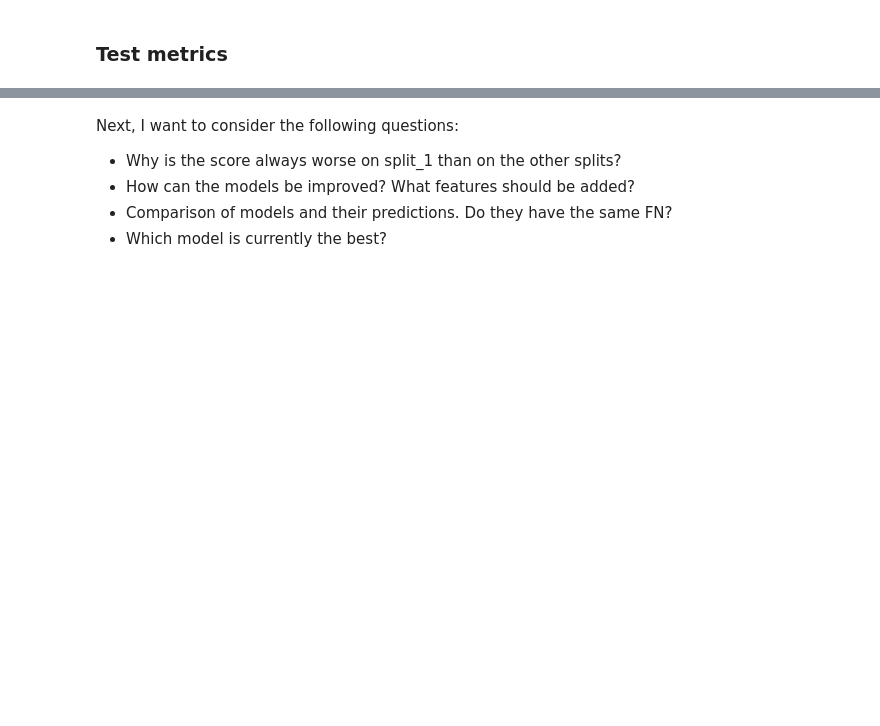
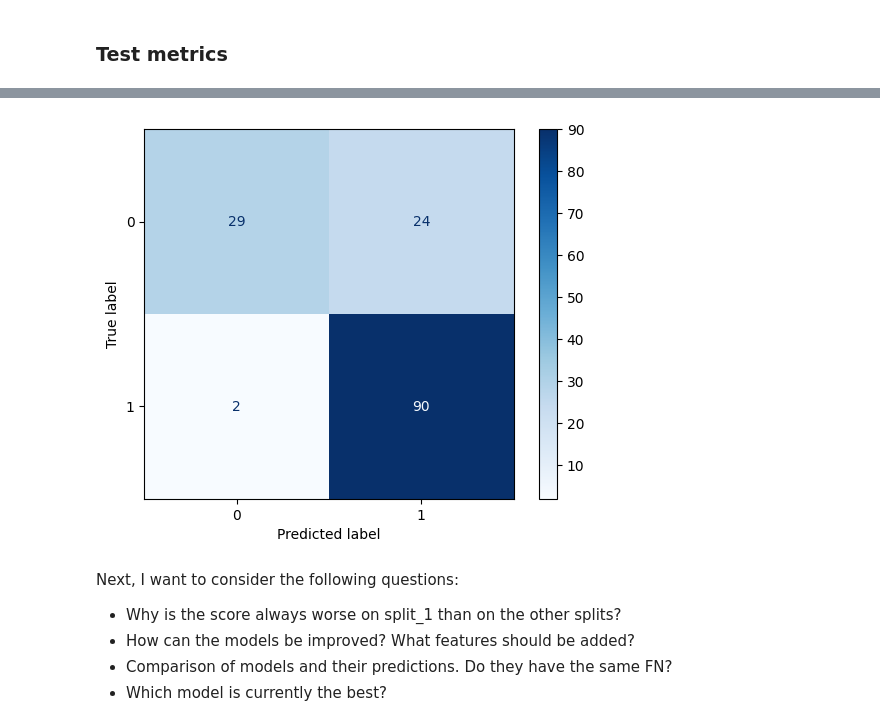
Before and after one commit to Lymuthien/heart_failure, a Jupyter notebook: notebooks/5.1-xgboost.ipynb, the cells around one changed output, grey strips where cells are left out. Cells and saved outputs as stored; diff of their text form; code cells hidden in the pictures; blank space fills up the shorter version.

```diff
--- a/notebooks/5.1-xgboost.ipynb
+++ b/notebooks/5.1-xgboost.ipynb
@@ -164,3 +167,8 @@ dtype: float64
+# %%
+ConfusionMatrixDisplay.from_predictions(y_test[~female], y_test_pred[~female], cmap="Blues")
+plt.show()
+# %% [output]
+[figure, added]
 # %% [markdown]
 Next, I want to consider the following questions:
 - Why is the score always worse on split_1 than on the other splits?
```
Also changed, not shown: parts of 11 cells of this notebook, 2 other files.
